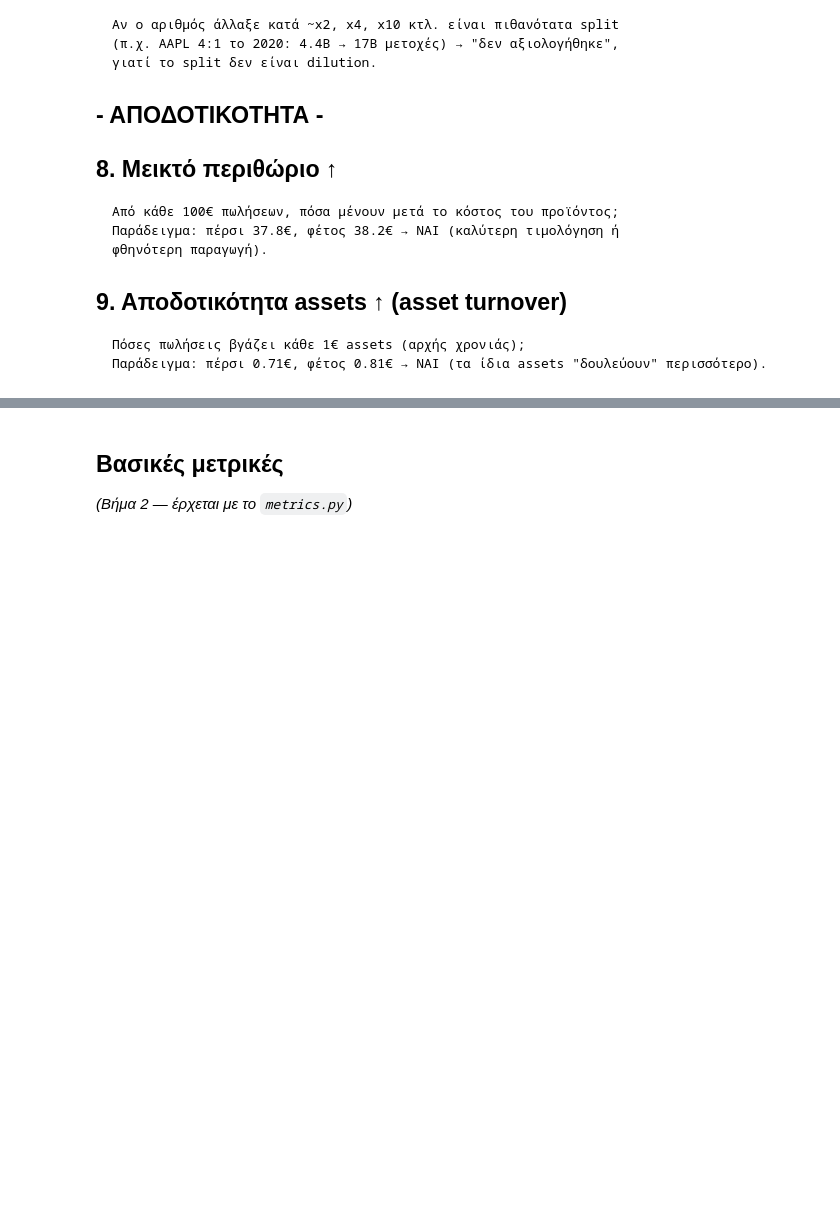
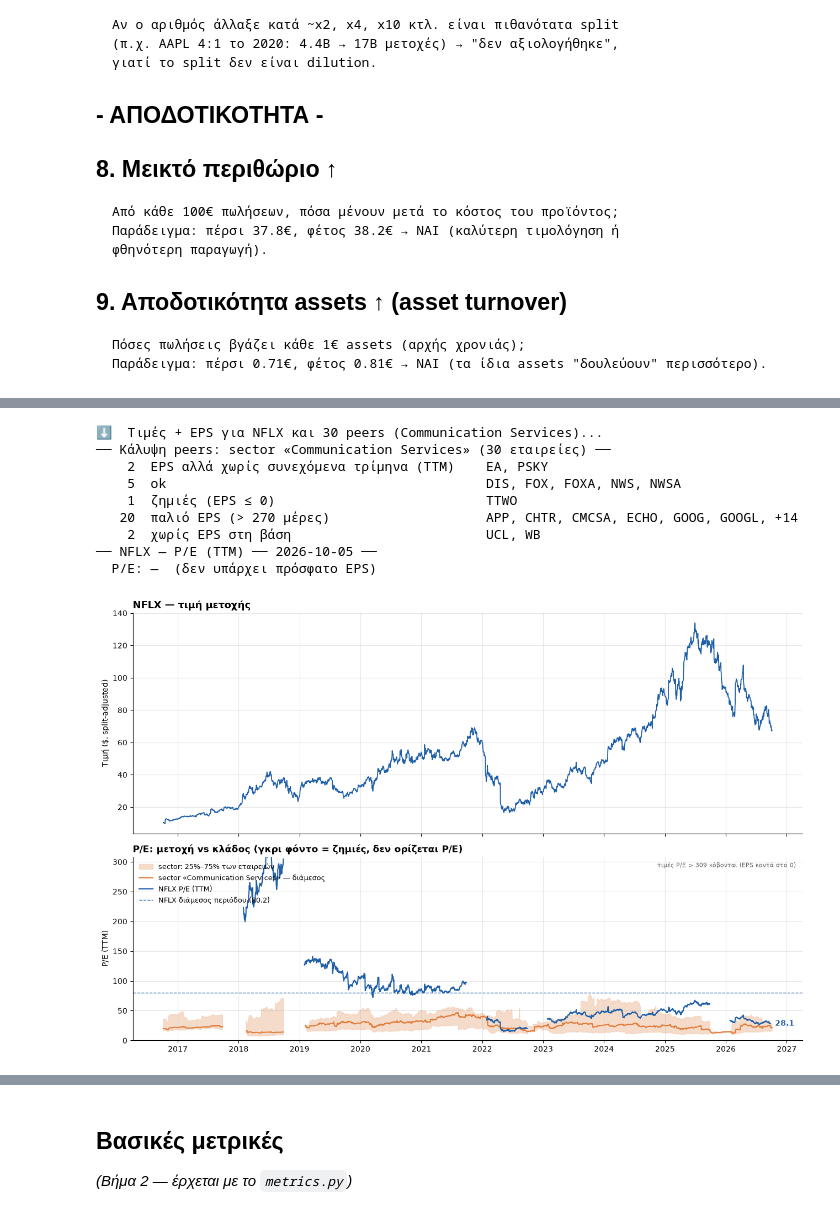
Before and after one commit to GkolfosGeorge/single-asset-analyzer, a Jupyter notebook: single_asset_analyzer.ipynb, the cells around one changed output, grey strips where cells are left out. Saved outputs shown, nothing was run; the diff lists cells and outputs as text; code cells hidden in the pictures; blank space fills up the shorter version.

Commit message:
Add valuation module: P/E TTM vs sector, P/E bands, return decomposition, debug_ttm

```diff
--- a/single_asset_analyzer.ipynb
+++ b/single_asset_analyzer.ipynb
@@ -28,3 +35,3 @@ print(f"✅ Έτοιμο | DEV_MODE={'ON' if DEV_MODE else 'OFF'}")
 # %%
-TICKER = "ULTA"
+TICKER = "MSFT"
 AS_OF = None  # π.χ. "2022-06-30" για "ό,τι ήξερε η αγορά τότε"
@@ -102,0 +220,21 @@ plt.show()
+# %%
+# ── P/E: ΤΙΜΗ & ΑΠΟΤΙΜΗΣΗ ─────────────────────────────────────────────────
+PEER_GROUP = "sector"   # ή "industry" (στενότερη ομάδα, λιγότερες εταιρείες)
+PE_YEARS = 10
+
+pe = pe_history(TICKER, eng, years=PE_YEARS, as_of=AS_OF, peer_group=PEER_GROUP)
+print_peer_coverage(pe)
+print_pe_summary(pe)
+plot_pe(pe)
+plt.show()
+# %% [output]
+⬇️  Τιμές + EPS για NFLX και 30 peers (Communication Services)...
+── Κάλυψη peers: sector «Communication Services» (30 εταιρείες) ──
+    2  EPS αλλά χωρίς συνεχόμενα τρίμηνα (TTM)    EA, PSKY
+    5  ok                                         DIS, FOX, FOXA, NWS, NWSA
+    1  ζημιές (EPS ≤ 0)                           TTWO
+   20  παλιό EPS (> 270 μέρες)                    APP, CHTR, CMCSA, ECHO, GOOG, GOOGL, +14
+    2  χωρίς EPS στη βάση                         UCL, WB
+── NFLX — P/E (TTM) ── 2026-10-05 ──
+  P/E: —  (δεν υπάρχει πρόσφατο EPS)
+[figure, added]
```
Also changed, not shown: parts of 10 cells of this notebook, 3 other files.
